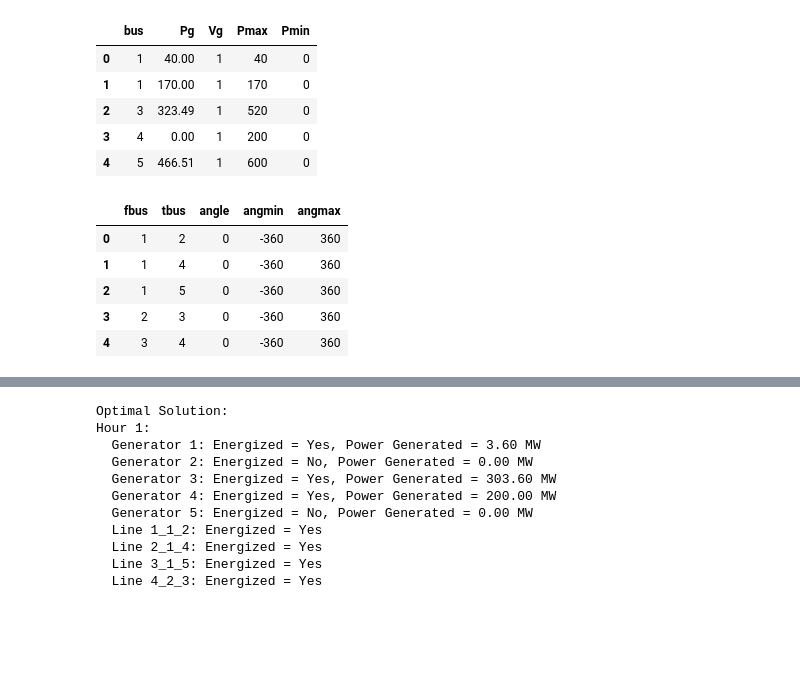
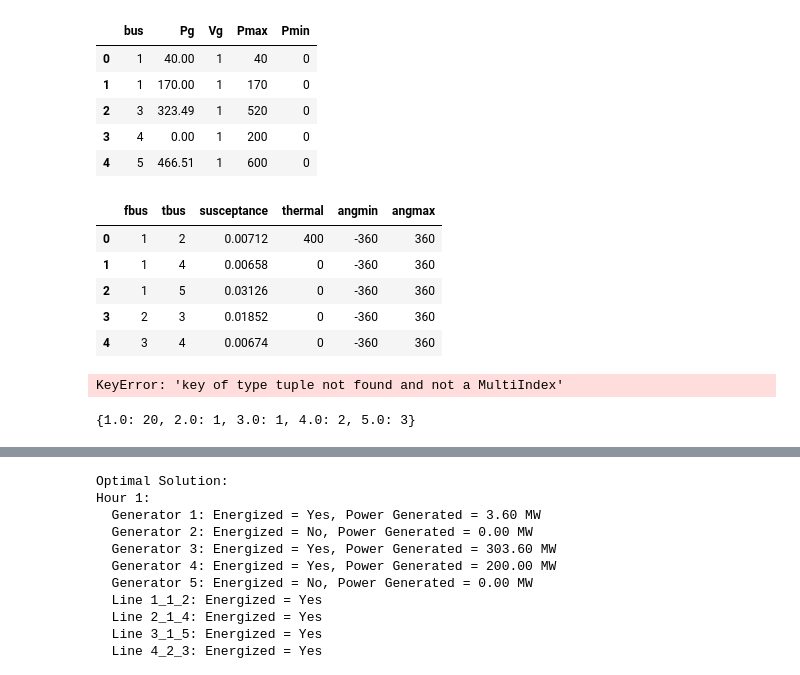
Before and after one commit to Ekatherian/IOE510-project, a Jupyter notebook: wildfire.ipynb, the cells around one changed output, grey strips where cells are left out. Drawn from its saved outputs; the diff is of its cells as text; code cells hidden in the pictures; blank space fills up the shorter version.

Commit message:
add thermal and susceptance

```diff
--- a/wildfire.ipynb
+++ b/wildfire.ipynb
@@ -85,20 +85,35 @@ df_generator.head()
 | 3 | 4 | 0.00 | 1 | 200 | 0 |
 | 4 | 5 | 466.51 | 1 | 600 | 0 |
 # %%
-for i in range(2, 9):
+for i in range(2, 4):
     df_branch = df_branch.drop(i, axis=1)
+
+for i in range(5, 7):
+    df_branch = df_branch.drop(i, axis=1)
+
+for i in range(8, 10):
+    df_branch = df_branch.drop(i, axis=1)
+
 df_branch = df_branch.drop(10, axis=1)
 df_branch = df_branch.rename(
-    columns={0: "fbus", 1: "tbus", 9: "angle", 11: "angmin", 12: "angmax"}
+    columns={
+        0: "fbus",
+        1: "tbus",
+        4: "susceptance",
+        7: "thermal",
+        9: "angle",
+        11: "angmin",
+        12: "angmax",
+    }
 )
 df_branch.head()
 # %% [output]
-|  | fbus | tbus | angle | angmin | angmax |
-| 0 | 1 | 2 | 0 | -360 | 360 |
-| 1 | 1 | 4 | 0 | -360 | 360 |
-| 2 | 1 | 5 | 0 | -360 | 360 |
-| 3 | 2 | 3 | 0 | -360 | 360 |
-| 4 | 3 | 4 | 0 | -360 | 360 |
+|  | fbus | tbus | susceptance | thermal | angmin | angmax |
+| 0 | 1 | 2 | 0.00712 | 400 | -360 | 360 |
+| 1 | 1 | 4 | 0.00658 | 0 | -360 | 360 |
+| 2 | 1 | 5 | 0.03126 | 0 | -360 | 360 |
+| 3 | 2 | 3 | 0.01852 | 0 | -360 | 360 |
+| 4 | 3 | 4 | 0.00674 | 0 | -360 | 360 |
 # %%
 #################################################
 ####                   Sets                  ####
@@ -227,8 +242,24 @@ for index, row in df_generator.iterrows():
     P_max[(index+1,int(row["bus"]))]= row["Pmax"]
     P_min[(index+1,int(row["bus"]))]= row["Pmin"]
 # define thermal and susceptance values
-T_l = {l: 50 for l in L}  # Example thermal limits
-b_l = {l: 0.01 for l in L}  # Example susceptance values
+T_l = {}  # Example thermal limits
+for index, row in df_branch.iterrows():
+    T_l[(index+1,row["fbus"],row["tbus"])] = row["thermal"]
+b_l = {}  # Example susceptance values
+for index, row in df_branch.iterrows():
+    b_l[(index+1,row["fbus"],row["tbus"])] = row["susceptance"]
+# %% [output]
+KeyError: 'key of type tuple not found and not a MultiIndex'
+# %%
+w_d = {}
+for d in D_wh:
+    w_d[d] = random.choices(
+        population=[1,2,20,1,3],
+        weights=[0.1,0.2,0.3,0.2,0.2]
+    )[0]
+w_d
+# %% [output]
+{1.0: 20, 2.0: 1, 3.0: 1, 4.0: 2, 5.0: 3}
 # %%
 def hour_based_wildfire_model(
     h,
```
Also changed, not shown: parts of 1 cell of this notebook.
